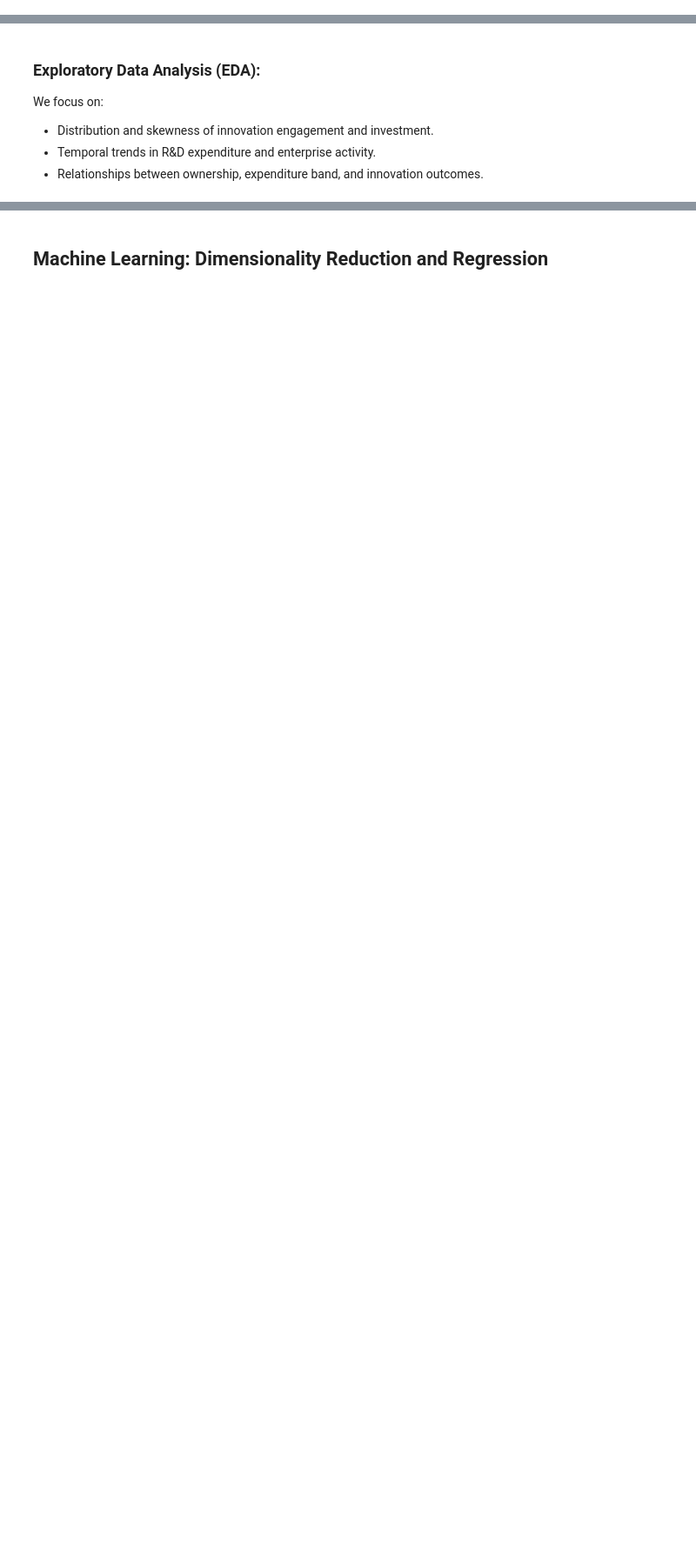
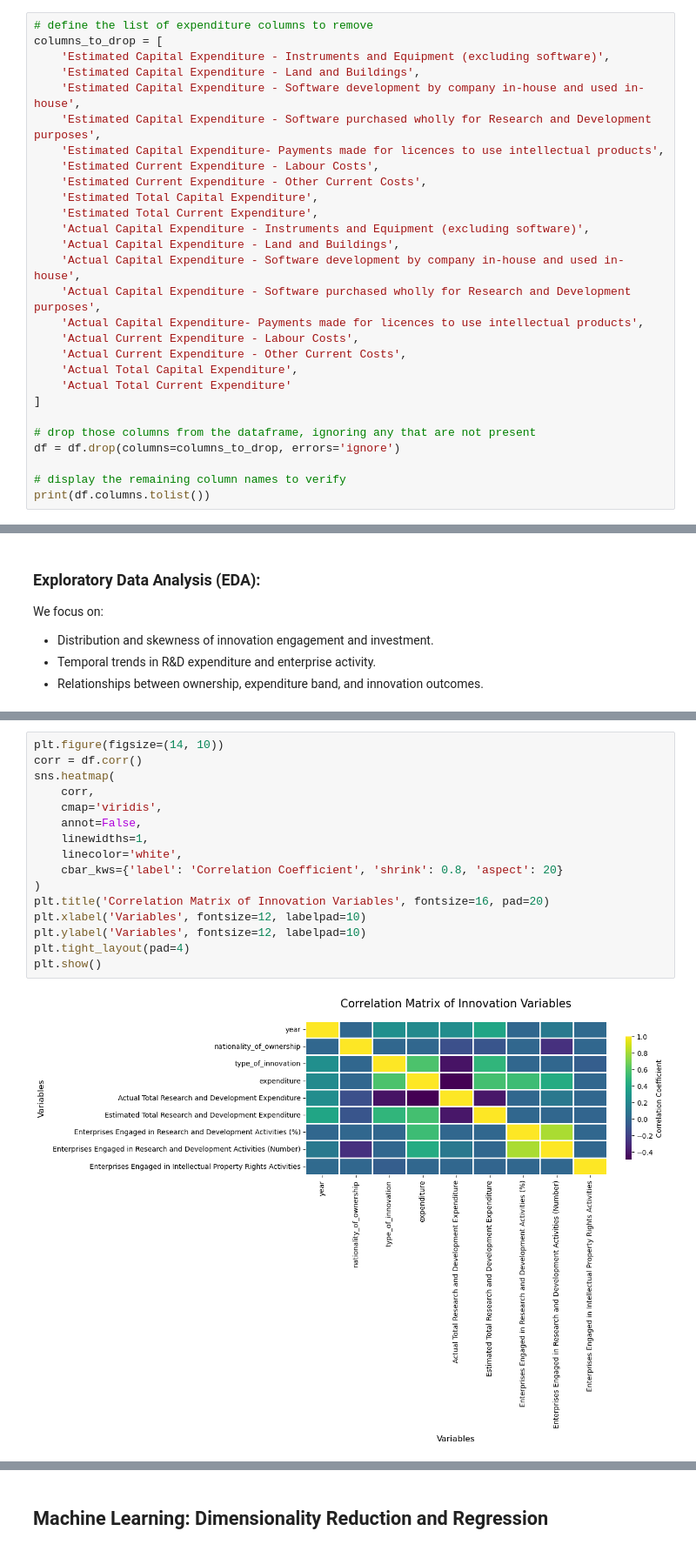
Before and after one commit to asolyash/DIGITAL-TRANSFORMATION-COMPETITIVENESS-IRELAND, a Jupyter notebook: Adriana_Soledad_Yash.ipynb, the cells around one changed output, grey strips where cells are left out. Shown at 87% size. Saved outputs shown, nothing was run; the diff lists cells and outputs as text; blank space fills up the shorter version.

```diff
--- a/Adriana_Soledad_Yash.ipynb
+++ b/Adriana_Soledad_Yash.ipynb
@@ -217,0 +410,28 @@ df['year'] = df['year'].astype(int)
+# %%
+# define the list of expenditure columns to remove
+columns_to_drop = [
+    'Estimated Capital Expenditure - Instruments and Equipment (excluding software)',
+    'Estimated Capital Expenditure - Land and Buildings',
+    'Estimated Capital Expenditure - Software development by company in-house and used in-house',
+    'Estimated Capital Expenditure - Software purchased wholly for Research and Development purposes',
+    'Estimated Capital Expenditure- Payments made for licences to use intellectual products',
+    'Estimated Current Expenditure - Labour Costs',
+    'Estimated Current Expenditure - Other Current Costs',
+    'Estimated Total Capital Expenditure',
+    'Estimated Total Current Expenditure',
+    'Actual Capital Expenditure - Instruments and Equipment (excluding software)',
+    'Actual Capital Expenditure - Land and Buildings',
+    'Actual Capital Expenditure - Software development by company in-house and used in-house',
+    'Actual Capital Expenditure - Software purchased wholly for Research and Development purposes',
+    'Actual Capital Expenditure- Payments made for licences to use intellectual products',
+    'Actual Current Expenditure - Labour Costs',
+    'Actual Current Expenditure - Other Current Costs',
+    'Actual Total Capital Expenditure',
+    'Actual Total Current Expenditure'
+]
+
+# drop those columns from the dataframe, ignoring any that are not present
+df = df.drop(columns=columns_to_drop, errors='ignore')
+
+# display the remaining column names to verify
+print(df.columns.tolist())
@@ -288 +446,19 @@ The `ci` parameter is deprecated. Use `errorbar=None` for the same effect.
+# %%
+plt.figure(figsize=(14, 10))
+corr = df.corr()
+sns.heatmap(
+    corr,
+    cmap='viridis',
+    annot=False,
+    linewidths=1,
+    linecolor='white',
+    cbar_kws={'label': 'Correlation Coefficient', 'shrink': 0.8, 'aspect': 20}
+)
+plt.title('Correlation Matrix of Innovation Variables', fontsize=16, pad=20)
+plt.xlabel('Variables', fontsize=12, labelpad=10)
+plt.ylabel('Variables', fontsize=12, labelpad=10)
+plt.tight_layout(pad=4)
+plt.show()
+# %% [output]
+[figure, added]
 # %%
```
Also changed, not shown: parts of 39 cells of this notebook.
